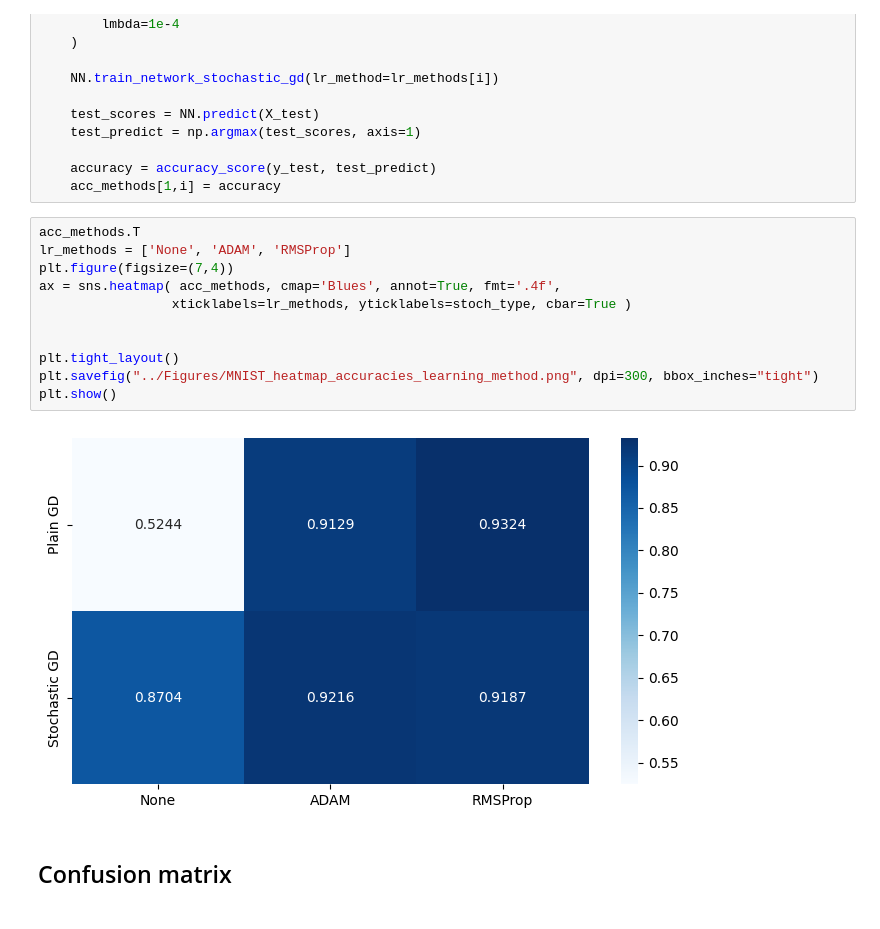
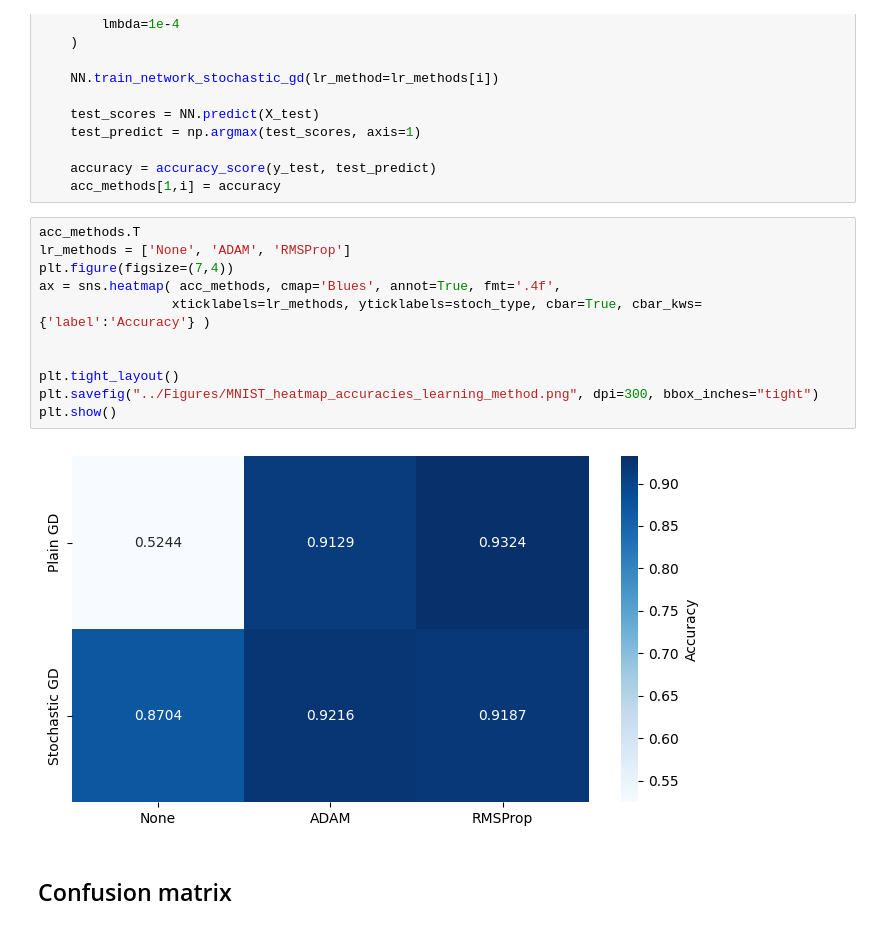
Before and after one commit to m-nader/FYS-STK4155-group14, a Jupyter notebook: project_2/Code/neuralnetwork_mnist.ipynb, the cells around one changed output. Saved outputs shown, nothing was run; the diff lists cells and outputs as text.

```diff
--- a/project_2/Code/neuralnetwork_mnist.ipynb
+++ b/project_2/Code/neuralnetwork_mnist.ipynb
@@ -235,16 +235,16 @@ for i in range(len(lr_methods)):
 # %%
 acc_methods.T
 lr_methods = ['None', 'ADAM', 'RMSProp']
 plt.figure(figsize=(7,4))
 ax = sns.heatmap( acc_methods, cmap='Blues', annot=True, fmt='.4f',
-                 xticklabels=lr_methods, yticklabels=stoch_type, cbar=True )
+                 xticklabels=lr_methods, yticklabels=stoch_type, cbar=True, cbar_kws={'label':'Accuracy'} )
 
 
 plt.tight_layout()
 plt.savefig("../Figures/MNIST_heatmap_accuracies_learning_method.png", dpi=300, bbox_inches="tight")
 plt.show()
 # %% [output]
-[figure, old version]
+[figure, new version]
 # %% [markdown]
 ## Confusion matrix
 # %%
```
Also changed, not shown: parts of 2 cells of this notebook, 5 other files.
